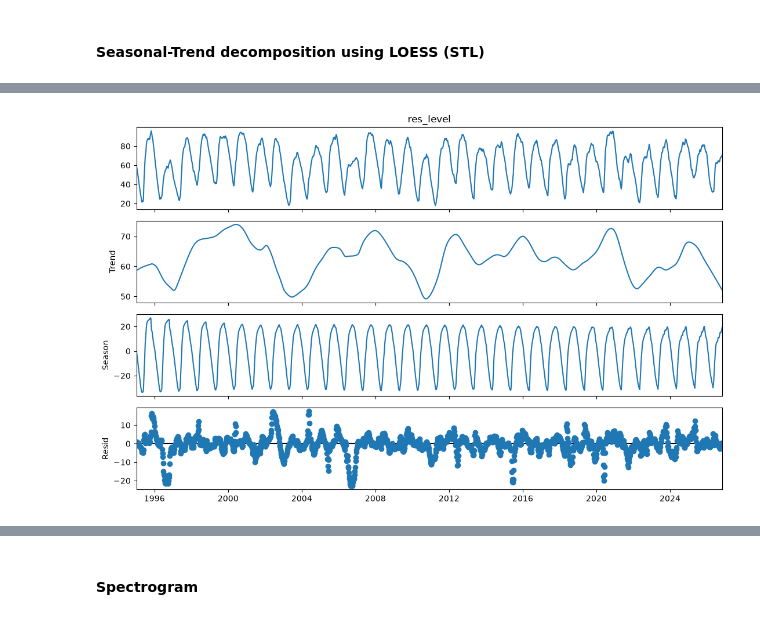
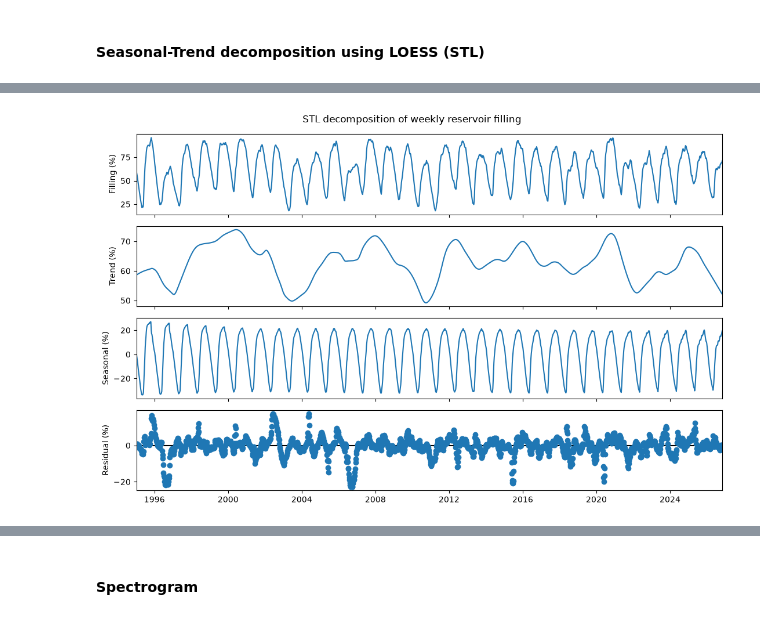
Before and after one commit to MagnusFrantsen/IND320-MagnusFrantsen, a Jupyter notebook: Notebooks/Assignment 3.ipynb, the cells around one changed output, grey strips where cells are left out. Cells and saved outputs as stored; diff of their text form; code cells hidden in the pictures.

Commit message:
Made plot titles, labels and legends readable + added comments

```diff
--- a/Notebooks/Assignment 3.ipynb
+++ b/Notebooks/Assignment 3.ipynb
@@ -452,7 +452,7 @@ from scipy.stats import median_abs_deviation
 
 # Creating a function to identify outliers in a time series using Statistical Process Control (SPC)
 # limits based on robust statistics of the seasonally adjusted temperature variations (SATV).
-def spc_outliers(series, cutoff_days=30, n_std=3.0):
+def spc_outliers(series, cutoff_days=30, n_std=3.0, label = "Temperature (°C)", title="Temperature outliers"):
     """Find outliers with SPC limits based on robust statistics of the SATV.
 
     series: hourly values with a time index.
@@ -488,18 +488,18 @@ def spc_outliers(series, cutoff_days=30, n_std=3.0):
 
     # Plotting the original series, SPC limits, and identified outliers on the same axes.
     # Using different colors and line styles for clarity.
-    ax.plot(series.index, series, color="#2a78d6", linewidth=0.7, label=series.name or "Value")
+    ax.plot(series.index, series, color="#2a78d6", linewidth=0.7, label= label)
     ax.plot(series.index, upper, color="#52514e", linewidth=1, linestyle="--", label="SPC limits")
     ax.plot(series.index, lower, color="#52514e", linewidth=1, linestyle="--")
     # Creating a scatter plot of the identified outliers on top of the original series and SPC limits,
     # using a distinct color and size for better visibility, and adding a label for the outliers in the legend.
-    ax.scatter(outliers.index, outliers["value"], color="#eb6834", s=12, zorder=3, label="Outliers")
+    ax.scatter(outliers.index, outliers["value"], color="#eb6834", s=12, zorder=3, label=f"Outliers ({len(outliers)})")
     # Defining the title of the plot to include the number of identified outliers,
     # the number of robust standard deviations used for the SPC limits, and the cutoff in days for the seasonal adjustment.
 
-    ax.set_title(f"{len(outliers)} outliers ({n_std:g} robust SD, {cutoff_days}-day cutoff)")
+    ax.set_title(title)
     # Defining the y-axis label of the plot to display the name of the series or "Value" if the series has no name.
-    ax.set_ylabel(series.name or "Value")
+    ax.set_ylabel(label)
     # Adding a grid to the y-axis of the plot with 0.3 transparency level for better readability of the data points and lines.
     ax.grid(axis="y", alpha=0.3)
     # Adding a legend to the plot in the upper right corner without a frame
@@ -523,7 +523,7 @@ def spc_outliers(series, cutoff_days=30, n_std=3.0):
     return fig, summary
 # %%
 # Computing the SPC outliers for the mean temperature in NO3 using the spc_outliers function, and displaying the resulting plot.
-fig, summary = spc_outliers(no3_mean["temperature_2m"])
+fig, summary = spc_outliers(no3_mean["temperature_2m"], title="Temperature outliers in NO3, 2024")
 plt.show()
 
 # Printing a summary of the number of outliers, including the counts of high and low outliers, and displaying the first few rows
@@ -564,7 +564,7 @@ assert spc_outliers(test_series, n_std=4)[1]["n_outliers"] <= test_summary["n_ou
 from sklearn.neighbors import LocalOutlierFactor
 
 # Creating a function to find anomalies in a time series using the Local Outlier Factor (LOF) method.
-def lof_anomalies(series, proportion=0.01, n_neighbors=20):
+def lof_anomalies(series, proportion=0.01, n_neighbors=20, label="Temperature (°C)", title="Temperature anomalies"):
     """Find anomalies in a time series with the Local Outlier Factor method.
 
     series: hourly values with a time index.
@@ -599,10 +599,10 @@ def lof_anomalies(series, proportion=0.01, n_neighbors=20):
 
     # Creating a plot to visualize the original series and the identified anomalies using the Local Outlier Factor (LOF) method.
     fig, ax = plt.subplots(figsize=(11, 4.5))
-    ax.plot(series.index, series, color="#2a78d6", linewidth=0.7, label=series.name or "Value")
-    ax.scatter(anomalies.index, anomalies["value"], color="#eb6834", s=12, zorder=3, label="Anomalies")
-    ax.set_title(f"{len(anomalies)} anomalies with LOF ({proportion:.1%} of points)")
-    ax.set_ylabel(series.name or "Value")
+    ax.plot(series.index, series, color="#2a78d6", linewidth=0.7, label=label)
+    ax.scatter(anomalies.index, anomalies["value"], color="#eb6834", s=12, zorder=3, label=f"Anomalies ({len(anomalies)})")
+    ax.set_title(title)
+    ax.set_ylabel(label)
     ax.grid(axis="y", alpha=0.3)
     ax.legend(loc="upper right", frameon=False)
     fig.tight_layout()
@@ -622,7 +622,10 @@ def lof_anomalies(series, proportion=0.01, n_neighbors=20):
     return fig, summary
 # %%
 # Creating fig and summary variables to store the results of the lof_anomalies function applied to the mean temperature in NO3
-fig, summary = lof_anomalies(no3_mean["temperature_2m"])
+fig, summary = lof_anomalies(
+    no3_mean["temperature_2m"],
+    title="Temperature anomalies in NO3, 2024 (Local Outlier Factor)",
+)
 # Displaying the plot
 plt.show()
 # Printing the summary for the anomalies per month
@@ -717,34 +720,45 @@ filling = filling_series(magasin_data)  # use your Magasinstatistikk DataFrame
 # Creating a plot_stl function to plot an STL decomposition of a weekly series
 # Allowing for customization of the seasonal and trend smoother lengths,
 # as well as the option to use robust fitting.
 def plot_stl(series, period=52, seasonal=13, trend=None, robust=True):
     """Plot an STL decomposition of a weekly series.
 
     series: weekly values with a time index and no gaps.
     period: number of samples per seasonal cycle.
     seasonal: seasonal smoother length in weeks, must be odd and at least 7.
     trend: trend smoother length, must be odd. None lets STL choose from the other settings.
     robust: reduces the influence of unusual weeks when True.
     Returns the figure.
     """
 
     # Defining a result variable to store the fitted STL decomposition
     result = STL(series, period=period, seasonal=seasonal, trend=trend, robust=robust).fit()
     # Creating the figure for plotting
     fig = result.plot()
+
+    # Readable names with units
+    names = ["Filling (%)", "Trend (%)", "Seasonal (%)", "Residual (%)"]
+
+    # Removing the default "res_level" title and setting the new y-axis labels
+    for ax, name in zip(fig.axes, names):
+        ax.set_title("")
+        ax.set_ylabel(name)
+
+    # Adding one title for the whole figure
+    fig.suptitle("STL decomposition of weekly reservoir filling")
     # Setting the size of the figure to 11 inches by 7 inches for better visibility of the plots.
     fig.set_size_inches(11, 7)
     # Adjusting the layout of the figure to prevent overlap and ensure that the labels and titles are clearly visible.
     fig.tight_layout()
     # Returning the figure containing the STL decomposition plots.
     return fig
 
 # Creating a figure by calling the plot_stl function
 fig = plot_stl(filling)
 # Displaying the figure
 plt.show()
 # %% [output]
-[figure, old version]
+[figure, new version]
 # %%
 # Verifying that the number of axes in the STL decomposition plot is equal to 4,
 # which corresponds to the observed, trend, seasonal, and residual components.
```
Also changed, not shown: parts of 10 cells of this notebook, 3 other files.
